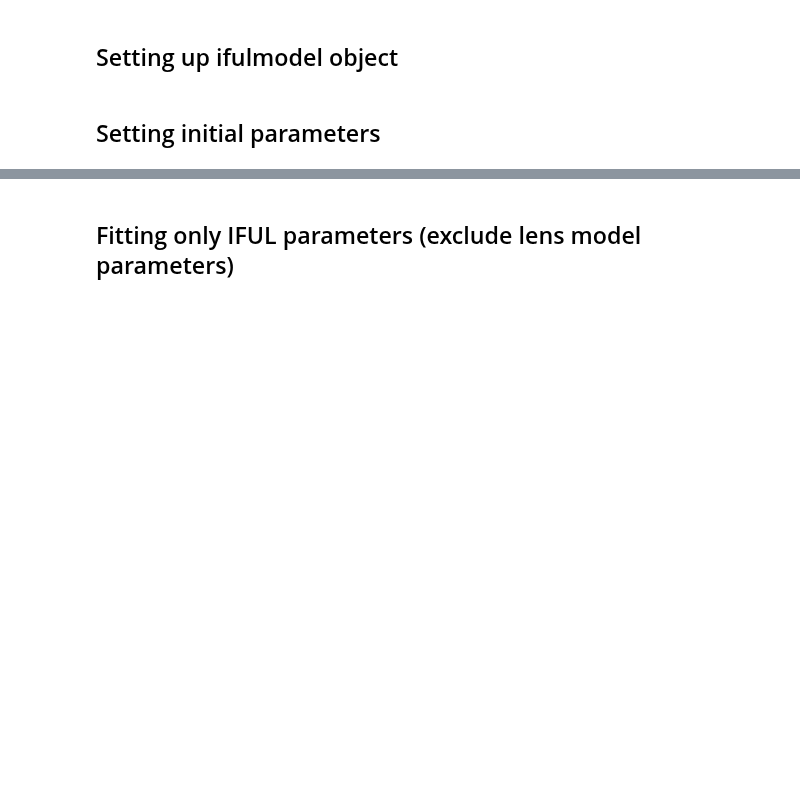
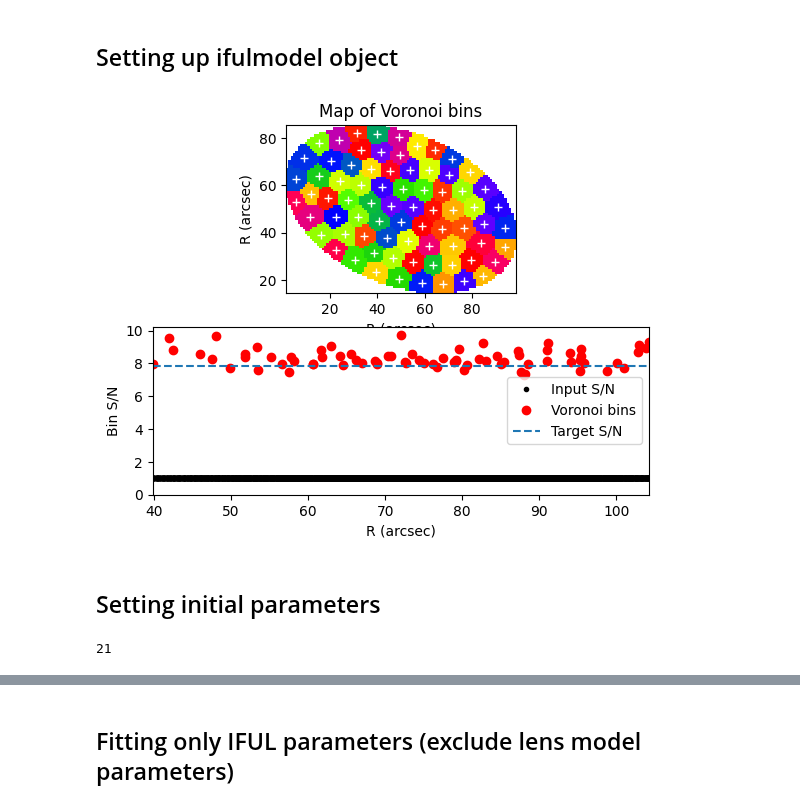
Before and after one commit to williyamshoe/iful, a Jupyter notebook: examples/s4c_iful_modeling_pl.ipynb, the cells around one changed output, grey strips where cells are left out. Drawn from its saved outputs; the diff is of its cells as text; code cells hidden in the pictures; blank space fills up the shorter version.

Commit message:
added implementation to voronoi equal weights

```diff
--- a/examples/s4c_iful_modeling_pl.ipynb
+++ b/examples/s4c_iful_modeling_pl.ipynb
@@ -455,15 +455,18 @@ threadCount = 60
 # %%
 # imageset, flatmodel, iful_profiles, sourceplane_size, num_bins, num_rsersics, spectral_res, constant_val=0.):
 iful_profiles = ["ARCTAN", "POWER_LAW", "VORONOI"]
 ifulmodel4 = IFULModel(
     imset4,
     flatmodel4,
     iful_profiles,
     sourceplane_size=100,
-    num_bins=100,
+    num_bins=75,
     num_rsersics=3,
     spectral_res=3500,
+    equal_weight_voronoi=True
 )
+# %% [output]
+[figure, added]
 # %% [markdown]
 ## Setting initial parameters
 # %%
@@ -482,6 +485,8 @@ init_params = (
     lens_model_initparams + v_los_initparams + v_disp_initparams # + flx_initparams
 )
 print(len(init_params))
+# %% [output]
+21
 # %%
 res, model_datacube, flx_params = ifulmodel4.generate_residuals(init_params, return_datacube=True, linear_solve=True)
 # %%
```
Also changed, not shown: parts of 3 cells of this notebook, 1 other file.
